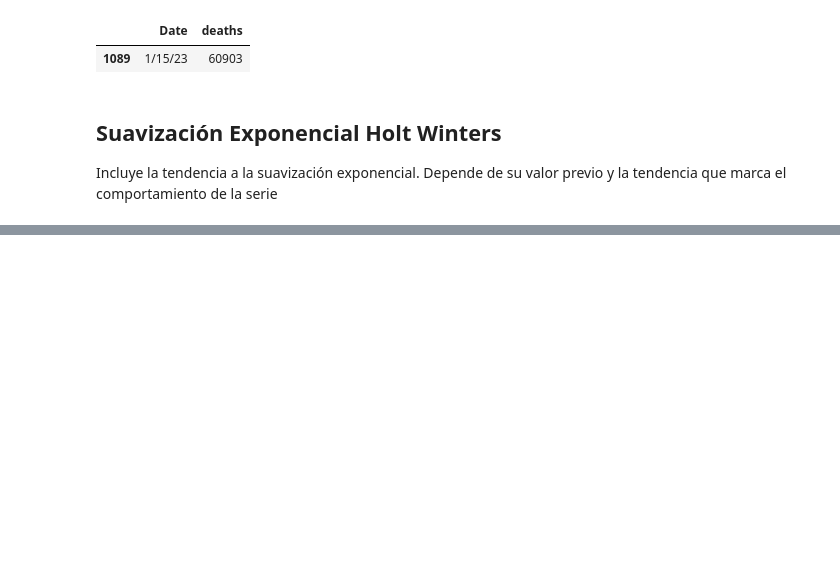
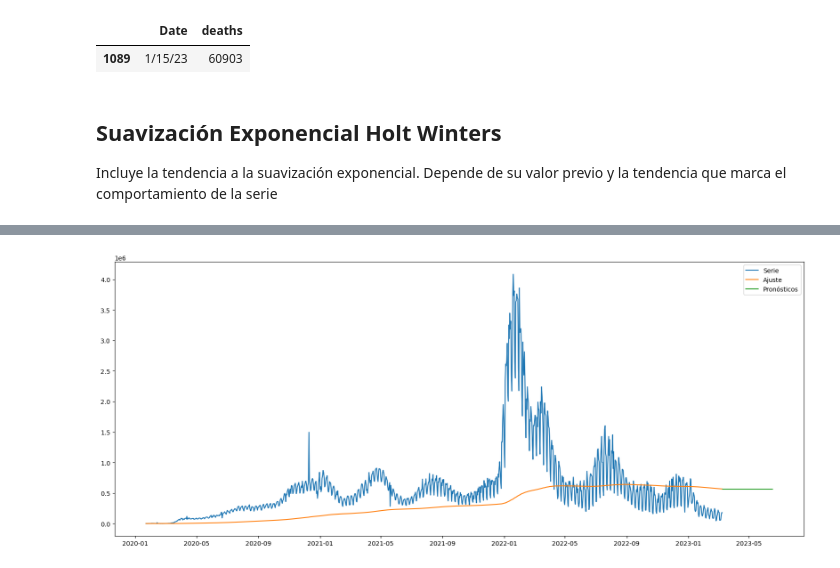
Before and after one commit to SGiraldoZ/NBs_BI, a Jupyter notebook: series_tiempo2.ipynb, the cells around one changed output, grey strips where cells are left out. Drawn from its saved outputs; the diff is of its cells as text; code cells hidden in the pictures; blank space fills up the shorter version.

```diff
--- a/series_tiempo2.ipynb
+++ b/series_tiempo2.ipynb
@@ -211,0 +271,13 @@ Incluye la tendencia a la suavización exponencial. Depende de su valor previo y
+# %%
+modelo_suavizacion_simple = SimpleExpSmoothing(world_daily_increase_df).fit(smoothing_level = alpha)
+ajuste_exponencial_simple = modelo_suavizacion_simple.fittedvalues
+pronosticos = modelo_suavizacion_simple.forecast(100)
+# %%
+plt.figure(figsize=(20,8))
+plt.plot(world_daily_increase_df, label = 'Serie')
+plt.plot(ajuste_exponencial_simple, label = 'Ajuste')
+plt.plot(pronosticos, label = 'Pronósticos')
+plt.legend()
+plt.show()
+# %% [output]
+[figure, added]
```
Also changed, not shown: parts of 13 cells of this notebook, 1 other file.
